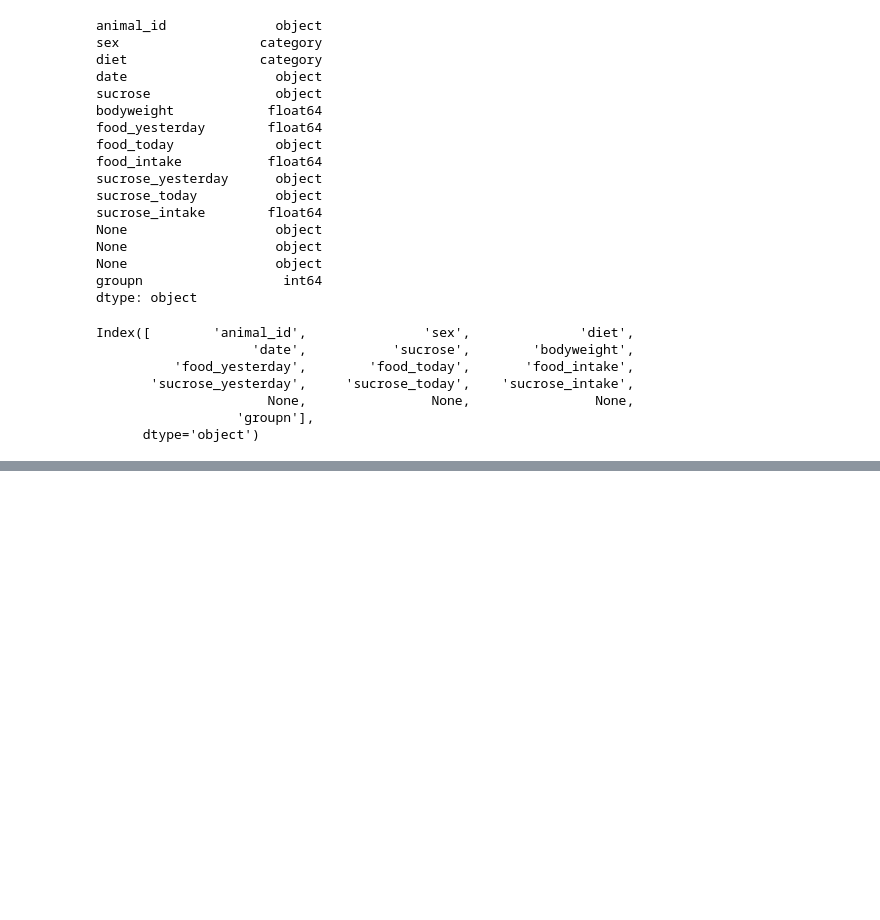
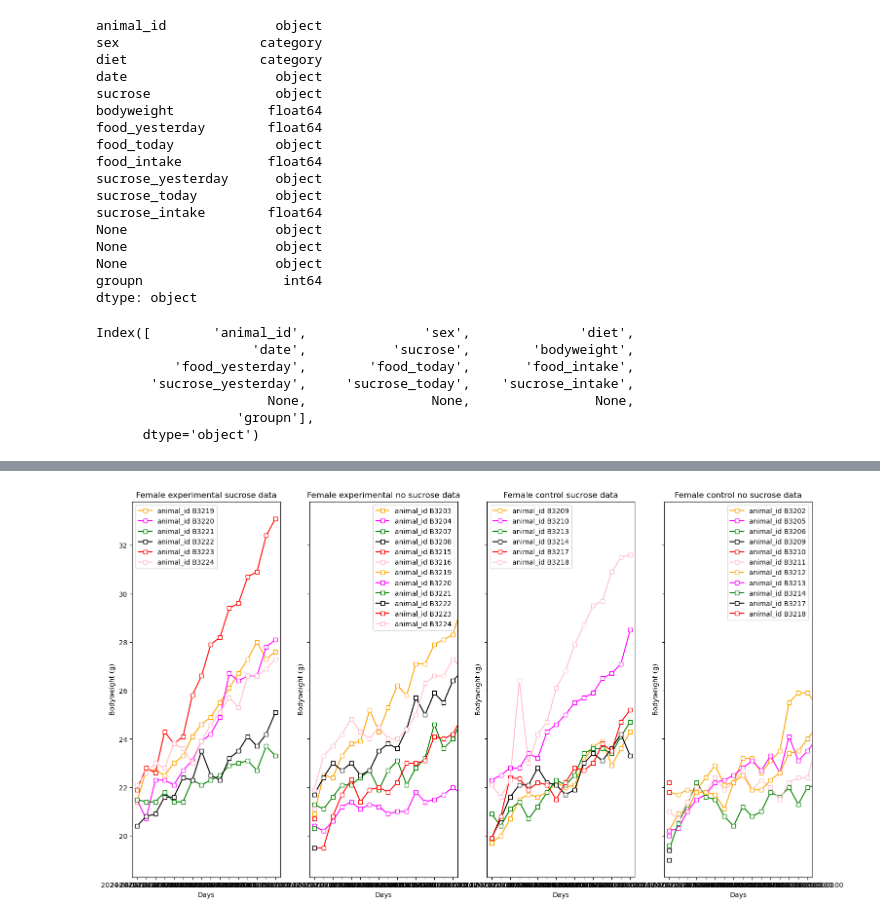
Before and after one commit to marijevisser/niacin, a Jupyter notebook: scripts/niacin_analysis_2.ipynb, the cells around one changed output, grey strips where cells are left out. Drawn from its saved outputs; the diff is of its cells as text; code cells hidden in the pictures; blank space fills up the shorter version.

```diff
--- a/scripts/niacin_analysis_2.ipynb
+++ b/scripts/niacin_analysis_2.ipynb
@@ -532,0 +536,83 @@ f.savefig("..//results//sucroseintake.png")
+# %%
+#Now look at the body weight for all individuals (in case some individuals respond weirdly / a lot whilst others don't at all)
+#Females first
+
+#Subset the DataFrames into four
+female_experimental_sucrose_data = df[(df['sex'] == 'female') & (df['diet'] == 'experimental') & (df['sucrose'] == 'Yes')]
+female_experimental_no_sucrose_data = df[(df['sex'] == 'female') & (df['diet'] == 'experimental') & (df['sucrose'] == 'No')]
+female_control_sucrose_data = df[(df["sex"] == "female") & (df["diet"] == "control") & (df['sucrose'] == 'Yes')]
+female_control_no_sucrose_data = df[(df["sex"] == "female") & (df["diet"] == "control") & (df['sucrose'] == 'No')]
+
+# Set x values based on the number of days
+x_values0 = np.arange(len(female_experimental_sucrose_data['date'].unique()))
+x_values1 = np.arange(len(female_experimental_no_sucrose_data['date'].unique()))
+x_values2 = np.arange(len(female_control_sucrose_data['date'].unique()))
+x_values3 = np.arange(len(female_control_no_sucrose_data['date'].unique()))
+
+# Create a subplot
+fig, ax = plt.subplots(ncols=4, figsize=(18, 10), sharey=True,
+                     gridspec_kw={"width_ratios": [1, 1, 1, 1]})
+
+# Get unique samples in the dataset
+samples0 = female_experimental_sucrose_data['animal_id'].unique()
+samples1 = female_experimental_no_sucrose_data['animal_id'].unique()
+samples2 = female_control_sucrose_data["animal_id"].unique()
+samples3 = female_control_no_sucrose_data["animal_id"].unique()
+
+# Colour of lines
+palette = ["orange", "magenta", "green", "black", "red", "pink"]
+
+# Loop through each sample and plot the connected data points
+for i, sample in enumerate(samples0):
+    sample_data = female_experimental_sucrose_data[female_experimental_sucrose_data['animal_id'] == sample]
+    ax[0].plot(x_values0[:len(sample_data)],
+               sample_data['bodyweight'],
+               marker='s', linestyle='-',
+               markerfacecolor="white",
+               color=palette[i % len(palette)],
+               label=f"animal_id {sample}")
+
+for i, sample in enumerate(samples1):
+    sample_data = female_experimental_no_sucrose_data[female_experimental_no_sucrose_data['animal_id'] == sample]
+    ax[1].plot(x_values1[:len(sample_data)],
+               sample_data['bodyweight'],
+               marker='s', linestyle='-',
+               markerfacecolor="white",
+               color=palette[i % len(palette)],
+               label=f"animal_id {sample}")
+
+for i, sample in enumerate(samples2):
+    sample_data = female_control_sucrose_data[female_control_sucrose_data['animal_id'] == sample]
+    ax[2].plot(x_values2[:len(sample_data)],
+               sample_data['bodyweight'],
+               marker='s', linestyle='-',
+               markerfacecolor="white",
+               color=palette[i % len(palette)],
+               label=f"animal_id {sample}")
+
+for i, sample in enumerate(samples3):
+    sample_data = female_control_no_sucrose_data[female_control_no_sucrose_data['animal_id'] == sample]
+    ax[3].plot(x_values3[:len(sample_data)],
+               sample_data['bodyweight'],
+               marker='s', linestyle='-',
+               markerfacecolor="white",
+               color=palette[i % len(palette)],
+               label=f"animal_id {sample}")
+
+# Set x axis limits and ticks
+for i in range(4):
+    ax[i].set_xlim([-0.5, len(x_values0) - 0.5])
+    ax[i].set_xticks(np.arange(len(x_values0)))
+    ax[i].set_xticklabels(sorted(female_experimental_sucrose_data['date'].unique()))
+
+    # Add labels
+    ax[i].set_ylabel("Bodyweight (g)")
+    ax[i].set_xlabel("Days")
+    ax[i].legend()
+
+# Set titles for each subplot
+ax[0].set_title("Female experimental sucrose data")
+ax[1].set_title("Female experimental no sucrose data")
+ax[2].set_title("Female control sucrose data")
+ax[3].set_title("Female control no sucrose data")
+# %% [output]
@@ -532,0 +620 @@ f.savefig("..//results//sucroseintake.png")
+[figure, added]
```
Also changed, not shown: parts of 12 cells of this notebook, 5 other files.
